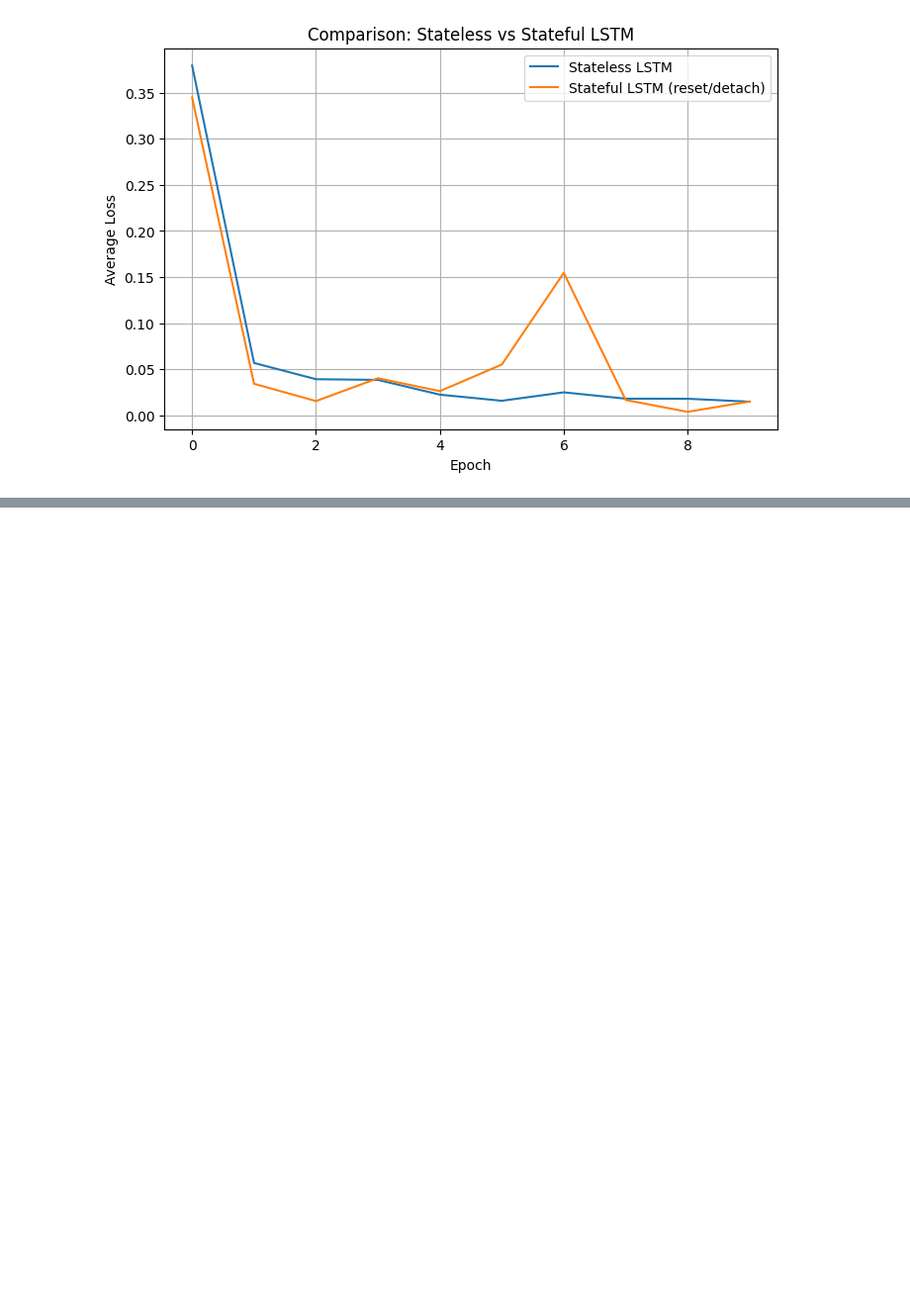
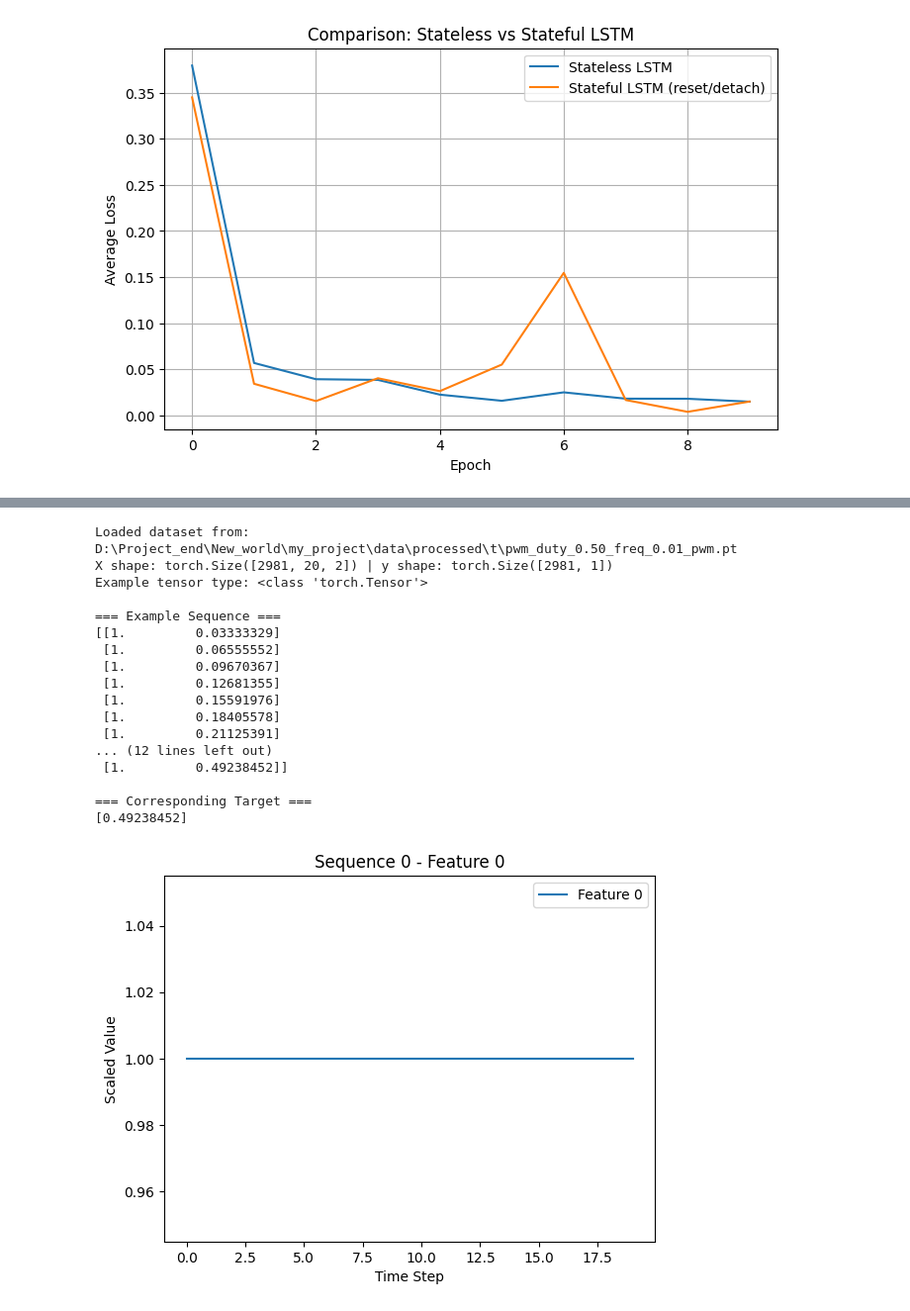
Before and after one commit to MizuSakura/NEW_WORLD, a Jupyter notebook: notebooks/ex01.ipynb, the cells around one changed output, grey strips where cells are left out. Shown at 99% size. Cells and saved outputs as stored; diff of their text form; code cells hidden in the pictures; blank space fills up the shorter version.

```diff
--- a/notebooks/ex01.ipynb
+++ b/notebooks/ex01.ipynb
@@ -1293,0 +795,67 @@ plt.show()
+# %%
+# ===========================================================
+# 🔍 VIEW SEQUENCES FROM .PT DATASET
+# ===========================================================
+
+import torch
+import numpy as np
+import matplotlib.pyplot as plt
+from pathlib import Path
+
+# -------------------------------
+# 1️⃣ Load .pt file
+# -------------------------------
+pt_path = Path(r"D:\Project_end\New_world\my_project\data\processed\t\pwm_duty_0.50_freq_0.01_pwm.pt")   # ✅ แก้ให้ตรงกับ path ของคุณ
+data = torch.load(pt_path)
+
+X = data["X"]   # shape: (num_sequences, seq_len, num_features)
+y = data["y"]   # shape: (num_sequences, output_dim)
+
+print(f"Loaded dataset from: {pt_path}")
+print(f"X shape: {X.shape} | y shape: {y.shape}")
+print(f"Example tensor type: {type(X)}")
+
+# -------------------------------
+# 2️⃣ Convert to numpy for inspection
+# -------------------------------
+X_np = X.numpy()
+y_np = y.numpy()
+
+# -------------------------------
+# 3️⃣ Print or inspect first sequence
+# -------------------------------
+seq_idx = 0  # ลองดู sequence ตัวแรก
+print("\n=== Example Sequence ===")
+print(X_np[seq_idx])        # จะได้ (seq_len, num_features)
+print("\n=== Corresponding Target ===")
+print(y_np[seq_idx])
+
+# -------------------------------
+# 4️⃣ Optional: visualize one feature across sequence
+# -------------------------------
+feature_idx = 0  # เลือก feature ที่อยากดู
+plt.plot(X_np[seq_idx, :, feature_idx], label=f"Feature {feature_idx}")
+plt.title(f"Sequence {seq_idx} - Feature {feature_idx}")
+plt.xlabel("Time Step")
+plt.ylabel("Scaled Value")
+plt.legend()
+plt.show()
+# %% [output]
+Loaded dataset from: D:\Project_end\New_world\my_project\data\processed\t\pwm_duty_0.50_freq_0.01_pwm.pt
+X shape: torch.Size([2981, 20, 2]) | y shape: torch.Size([2981, 1])
+Example tensor type: <class 'torch.Tensor'>
+
+=== Example Sequence ===
+[[1.         0.03333329]
+ [1.         0.06555552]
+ [1.         0.09670367]
+ [1.         0.12681355]
+ [1.         0.15591976]
+ [1.         0.18405578]
+ [1.         0.21125391]
+... (12 lines left out)
+ [1.         0.49238452]]
+
+=== Corresponding Target ===
+[0.49238452]
+[figure, added]
```
Also changed, not shown: parts of 7 cells of this notebook.
